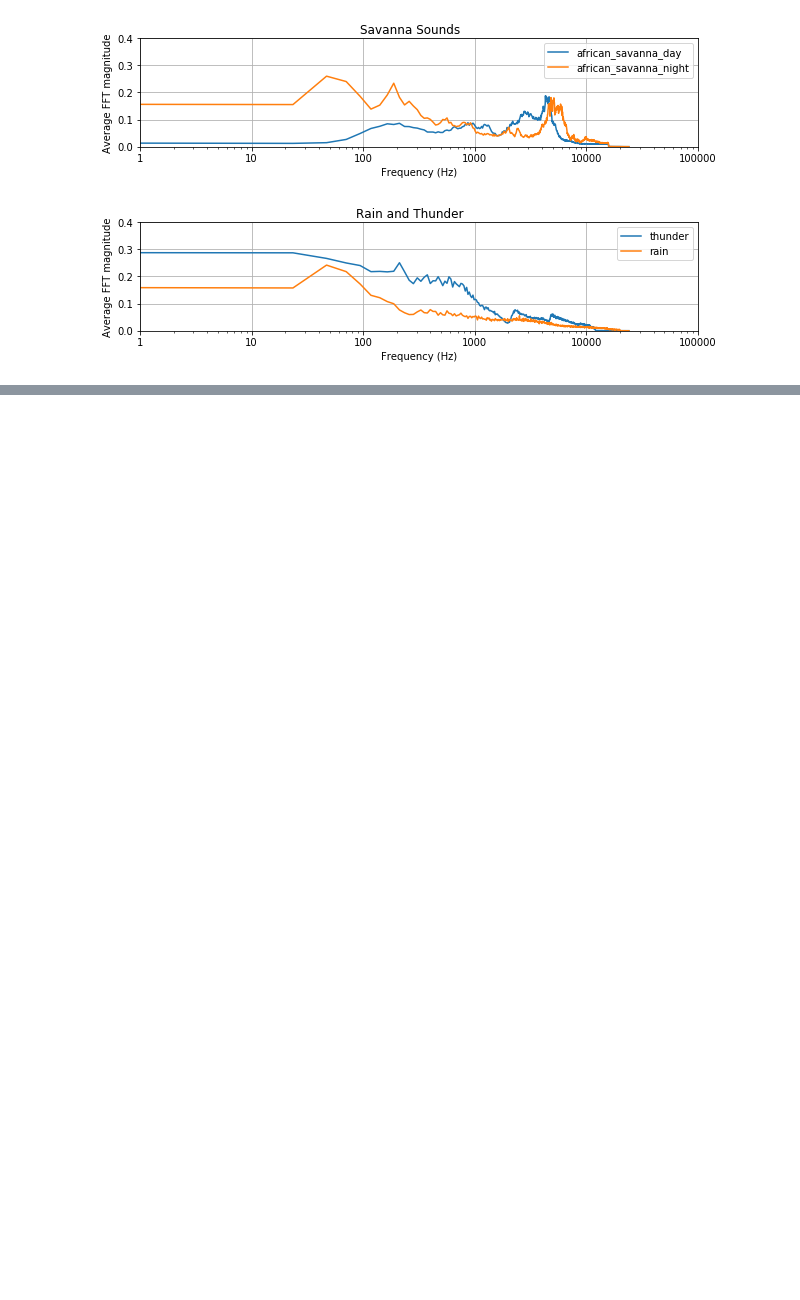
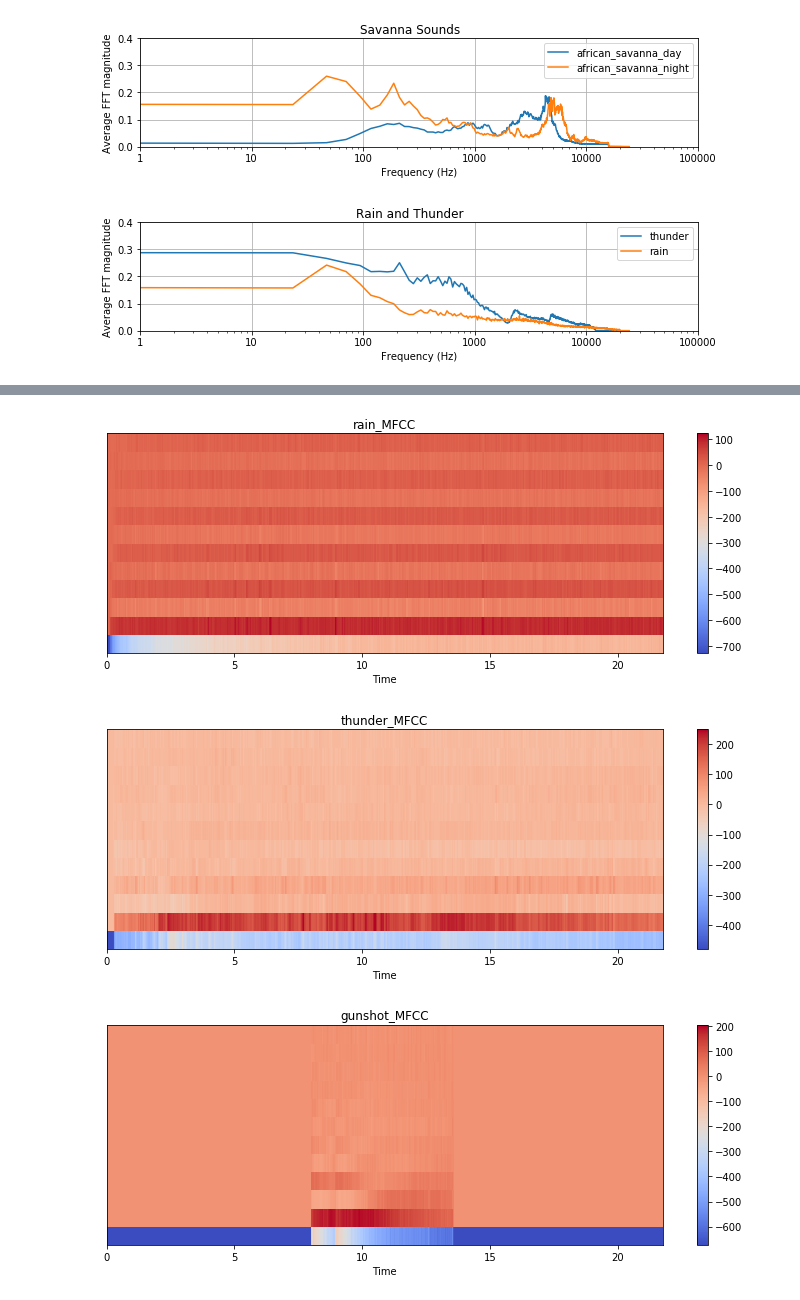
Before and after one commit to martijnsouman/PinPoach_Thesis, a Jupyter notebook: EDA/EDA_MarissaFaas.ipynb, the cells around one changed output, grey strips where cells are left out. Cells and saved outputs as stored; diff of their text form; code cells hidden in the pictures; blank space fills up the shorter version.

```diff
--- a/EDA/EDA_MarissaFaas.ipynb
+++ b/EDA/EDA_MarissaFaas.ipynb
@@ -390,0 +397,38 @@ plotDatasets(frequencies, meanFFTs, 'gunshots_FrequencyDomain')
+# %%
+# Paths
+exportPath = "C:/Users/maris/Documents/DataScience/Thesis/PinPoach_Thesis/EDA/EDA_Plots"
+
+# Signal settings
+sample_rate = 48000
+duration = 10
+
+def plotMFCC(datasetPath, sample_rate, exportPath, name):
+
+    # Determine title and filename
+    filename = os.path.join(exportPath,
+        "{name}.png".format(name=name))
+
+    # Use librosa to load the audio file
+    time_s, sample_r = librosa.load(datasetPath, sr=sample_rate, dtype='float32', mono=True)
+
+    # compute MFCC features
+    mfccs = librosa.feature.mfcc(y=time_s, sr=sample_r, n_mfcc=13)  # returns MFCC sequence as np.ndarray
+
+    # plot MFCC
+    plt.figure(figsize=(10, 4))
+    librosa.display.specshow(mfccs, x_axis='time')
+    plt.colorbar()
+    plt.title(name)
+    plt.tight_layout()
+
+    plt.savefig(filename, dpi=300, bbox_inches='tight')
+    plt.show()
+
+# Plot three examples, rain, thunder, and gunshot
+plotMFCC("C:/Users/maris/Documents/DataScience/Thesis/PinPoach_Thesis/Data/SplitFiles/rain/0.wav", sample_rate, exportPath, "rain_MFCC")
+plotMFCC("C:/Users/maris/Documents/DataScience/Thesis/PinPoach_Thesis/Data/SplitFiles/thunder/0.wav", sample_rate, exportPath, "thunder_MFCC")
+plotMFCC("C:/Users/maris/Documents/DataScience/Thesis/PinPoach_Thesis/Data/SplitFiles/single_shots/0.wav", sample_rate, exportPath, "gunshot_MFCC")
+# %% [output]
+[figure, added]
+[figure, added]
+[figure, added]
```
Also changed, not shown: parts of 8 cells of this notebook, 4 other files.
